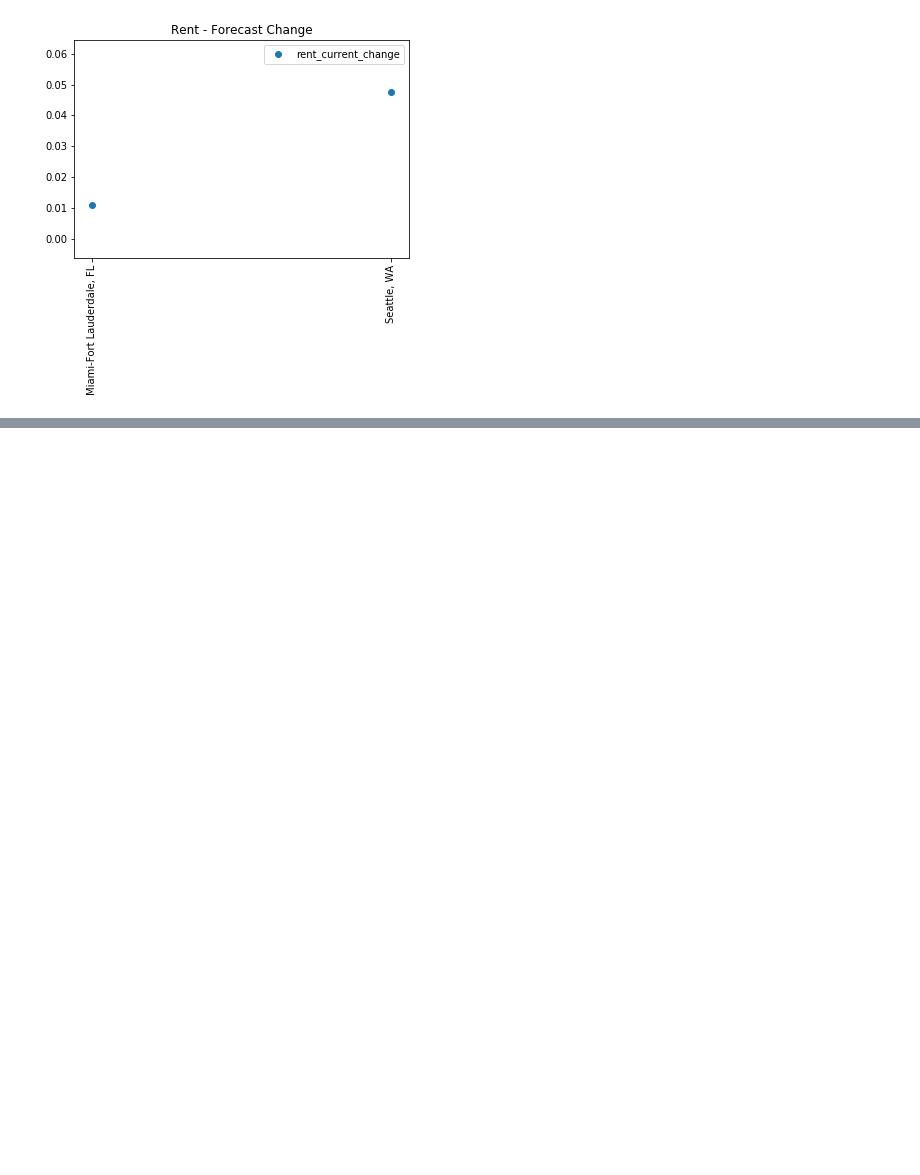
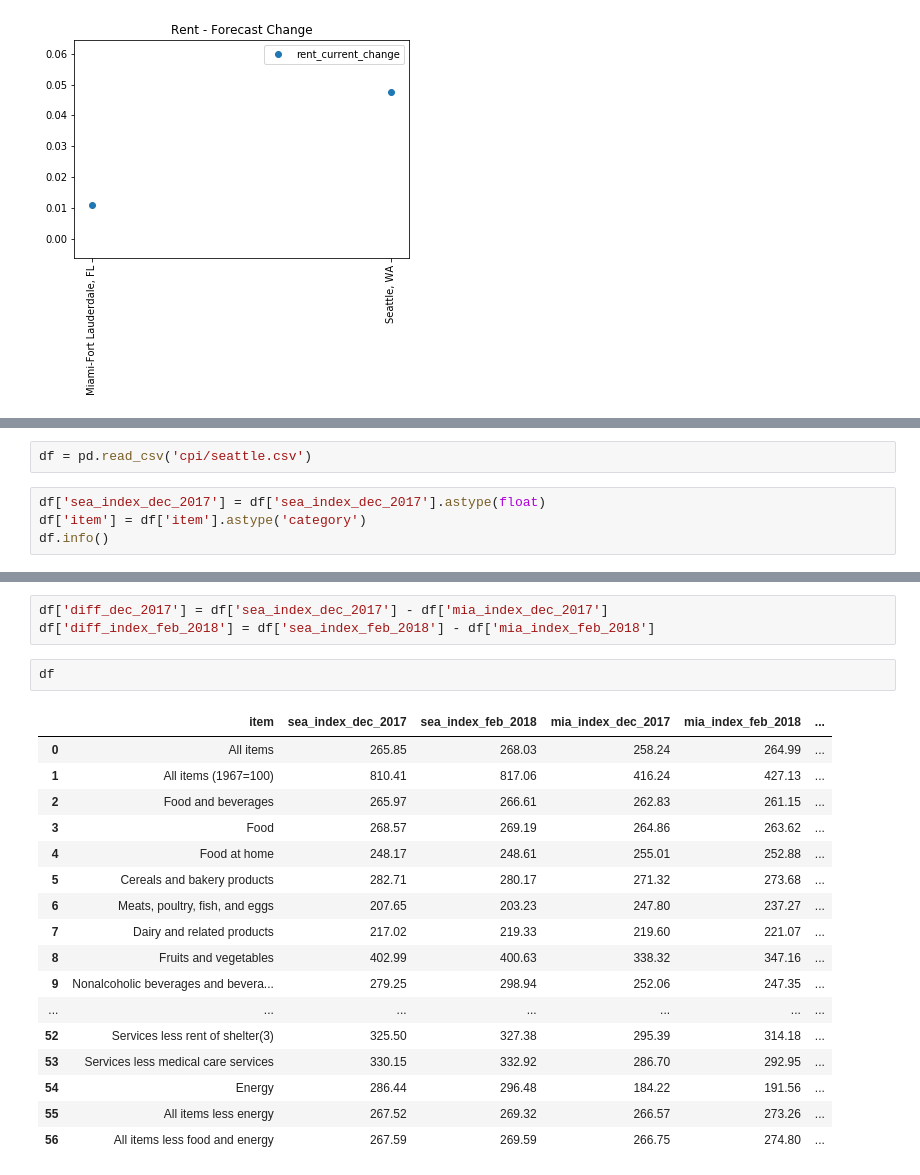
Before and after one commit to ricardo-hdz/flamingo_project, a Jupyter notebook: flamingo_project.ipynb, the cells around one changed output, grey strips where cells are left out. Saved outputs shown, nothing was run; the diff lists cells and outputs as text; blank space fills up the shorter version.

```diff
--- a/flamingo_project.ipynb
+++ b/flamingo_project.ipynb
@@ -234,0 +237,6 @@ _ = plt.xticks(rotation=90)
+# %%
+df = pd.read_csv('cpi/seattle.csv')
+# %%
+df['sea_index_dec_2017'] = df['sea_index_dec_2017'].astype(float)
+df['item'] = df['item'].astype('category')
+df.info()
@@ -234,0 +255,23 @@ _ = plt.xticks(rotation=90)
+# %%
+df['diff_dec_2017'] = df['sea_index_dec_2017'] - df['mia_index_dec_2017']
+df['diff_index_feb_2018'] = df['sea_index_feb_2018'] - df['mia_index_feb_2018']
+# %%
+df
+# %% [output]
+|  | item | sea_index_dec_2017 | sea_index_feb_2018 | mia_index_dec_2017 | mia_index_feb_2018 | ... |
+| 0 | All items | 265.85 | 268.03 | 258.24 | 264.99 | ... |
+| 1 | All items (1967=100) | 810.41 | 817.06 | 416.24 | 427.13 | ... |
+| 2 | Food and beverages | 265.97 | 266.61 | 262.83 | 261.15 | ... |
+| 3 | Food | 268.57 | 269.19 | 264.86 | 263.62 | ... |
+| 4 | Food at home | 248.17 | 248.61 | 255.01 | 252.88 | ... |
+| 5 | Cereals and bakery products | 282.71 | 280.17 | 271.32 | 273.68 | ... |
+| 6 | Meats, poultry, fish, and eggs | 207.65 | 203.23 | 247.80 | 237.27 | ... |
+| 7 | Dairy and related products | 217.02 | 219.33 | 219.60 | 221.07 | ... |
+| 8 | Fruits and vegetables | 402.99 | 400.63 | 338.32 | 347.16 | ... |
+| 9 | Nonalcoholic beverages and bevera... | 279.25 | 298.94 | 252.06 | 247.35 | ... |
+| ... | ... | ... | ... | ... | ... | ... |
+| 52 | Services less rent of shelter(3) | 325.50 | 327.38 | 295.39 | 314.18 | ... |
+| 53 | Services less medical care services | 330.15 | 332.92 | 286.70 | 292.95 | ... |
+| 54 | Energy | 286.44 | 296.48 | 184.22 | 191.56 | ... |
+| 55 | All items less energy | 267.52 | 269.32 | 266.57 | 273.26 | ... |
+| 56 | All items less food and energy | 267.59 | 269.59 | 266.75 | 274.80 | ... |
```
Also changed, not shown: parts of 2 cells of this notebook, 3 other files.
